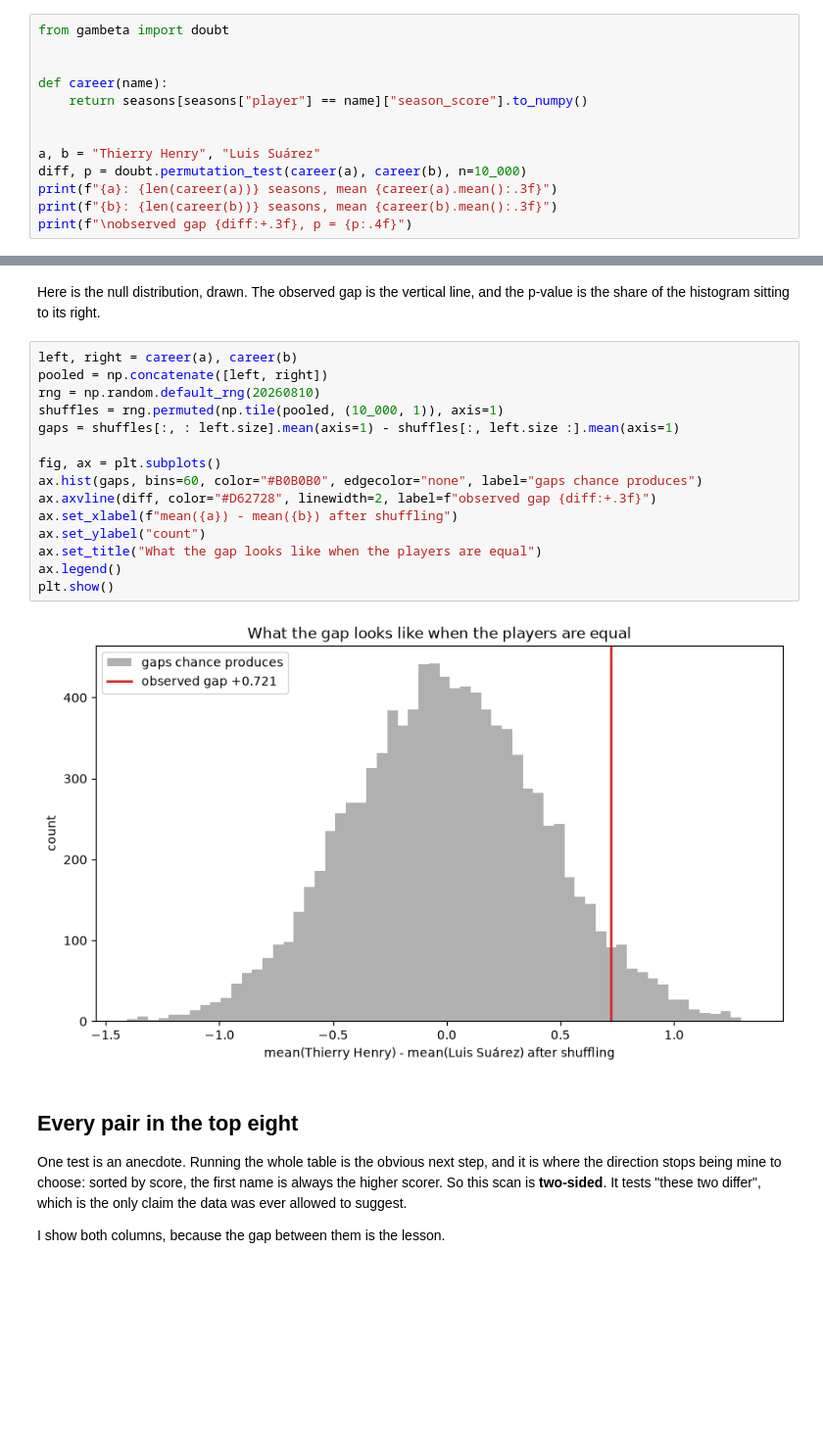
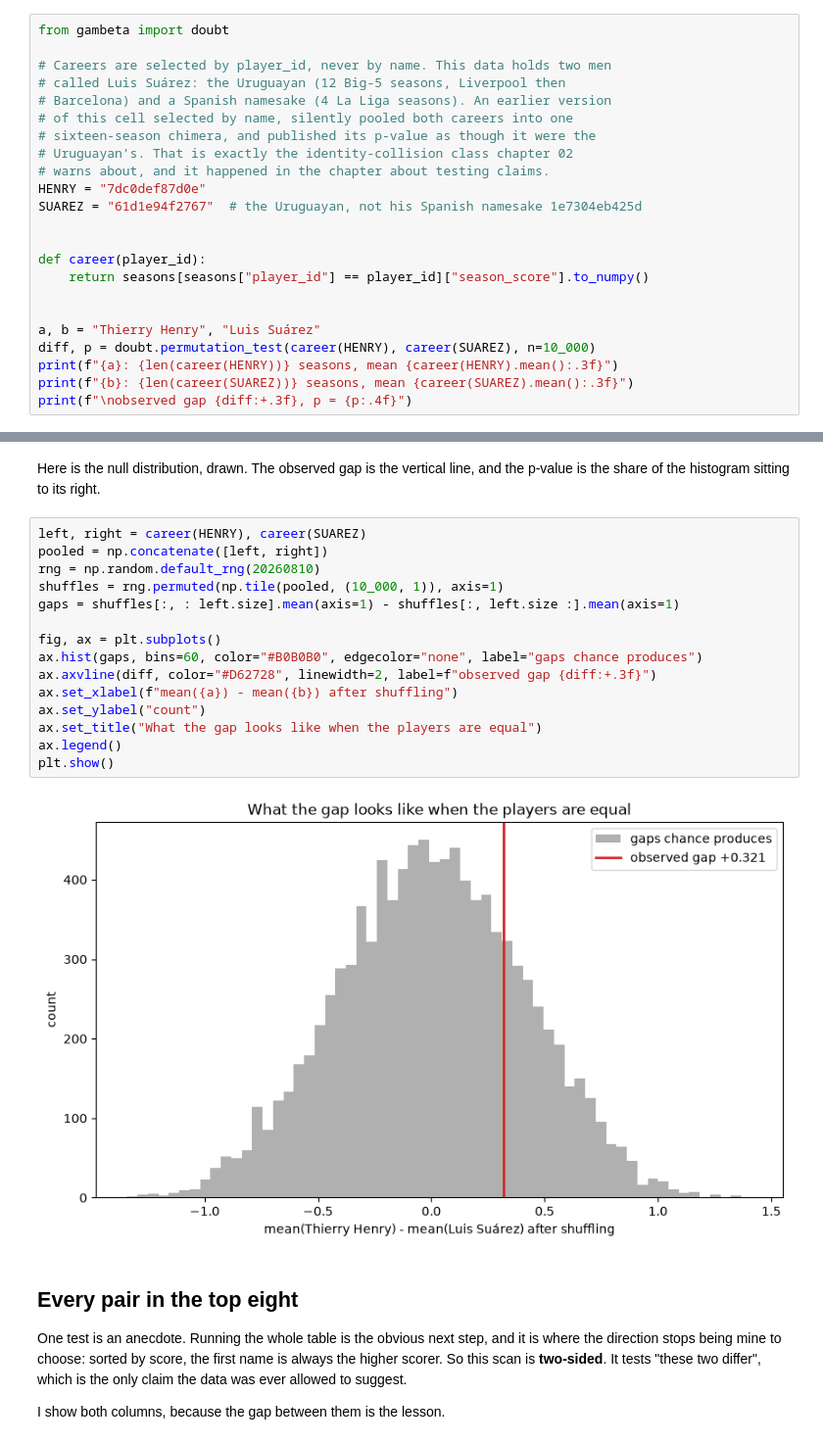
Before and after one commit to mishra-bytes/Football-DataScience-Analysis, a Jupyter notebook: labs/11-can-we-tell-them-apart.ipynb, the cells around one changed output, grey strips where cells are left out. Shown at 98% size. Saved outputs shown, nothing was run; the diff lists cells and outputs as text; blank space fills up the shorter version.

```diff
--- a/labs/11-can-we-tell-them-apart.ipynb
+++ b/labs/11-can-we-tell-them-apart.ipynb
@@ -74,14 +80,24 @@ offsets = pd.read_parquet(f"{SAMPLE}/league_offsets.parquet")
 # %%
 from gambeta import doubt
 
+# Careers are selected by player_id, never by name. This data holds two men
+# called Luis Suárez: the Uruguayan (12 Big-5 seasons, Liverpool then
+# Barcelona) and a Spanish namesake (4 La Liga seasons). An earlier version
+# of this cell selected by name, silently pooled both careers into one
+# sixteen-season chimera, and published its p-value as though it were the
+# Uruguayan's. That is exactly the identity-collision class chapter 02
+# warns about, and it happened in the chapter about testing claims.
+HENRY = "7dc0def87d0e"
+SUAREZ = "61d1e94f2767"  # the Uruguayan, not his Spanish namesake 1e7304eb425d
 
-def career(name):
-    return seasons[seasons["player"] == name]["season_score"].to_numpy()
+
+def career(player_id):
+    return seasons[seasons["player_id"] == player_id]["season_score"].to_numpy()
 
 
 a, b = "Thierry Henry", "Luis Suárez"
-diff, p = doubt.permutation_test(career(a), career(b), n=10_000)
-print(f"{a}: {len(career(a))} seasons, mean {career(a).mean():.3f}")
-print(f"{b}: {len(career(b))} seasons, mean {career(b).mean():.3f}")
+diff, p = doubt.permutation_test(career(HENRY), career(SUAREZ), n=10_000)
+print(f"{a}: {len(career(HENRY))} seasons, mean {career(HENRY).mean():.3f}")
+print(f"{b}: {len(career(SUAREZ))} seasons, mean {career(SUAREZ).mean():.3f}")
 print(f"\nobserved gap {diff:+.3f}, p = {p:.4f}")
 # %% [output]
@@ -103,22 +126,22 @@ again.
 Here is the null distribution, drawn. The observed gap is the vertical line, and
 the p-value is the share of the histogram sitting to its right.
 # %%
-left, right = career(a), career(b)
+left, right = career(HENRY), career(SUAREZ)
 pooled = np.concatenate([left, right])
 rng = np.random.default_rng(20260810)
 shuffles = rng.permuted(np.tile(pooled, (10_000, 1)), axis=1)
 gaps = shuffles[:, : left.size].mean(axis=1) - shuffles[:, left.size :].mean(axis=1)
 
 fig, ax = plt.subplots()
 ax.hist(gaps, bins=60, color="#B0B0B0", edgecolor="none", label="gaps chance produces")
 ax.axvline(diff, color="#D62728", linewidth=2, label=f"observed gap {diff:+.3f}")
 ax.set_xlabel(f"mean({a}) - mean({b}) after shuffling")
 ax.set_ylabel("count")
 ax.set_title("What the gap looks like when the players are equal")
 ax.legend()
 plt.show()
 # %% [output]
-[figure, old version]
+[figure, new version]
 # %% [markdown]
 ## Every pair in the top eight
 
```
Also changed, not shown: parts of 4 cells of this notebook, 4 other files.
